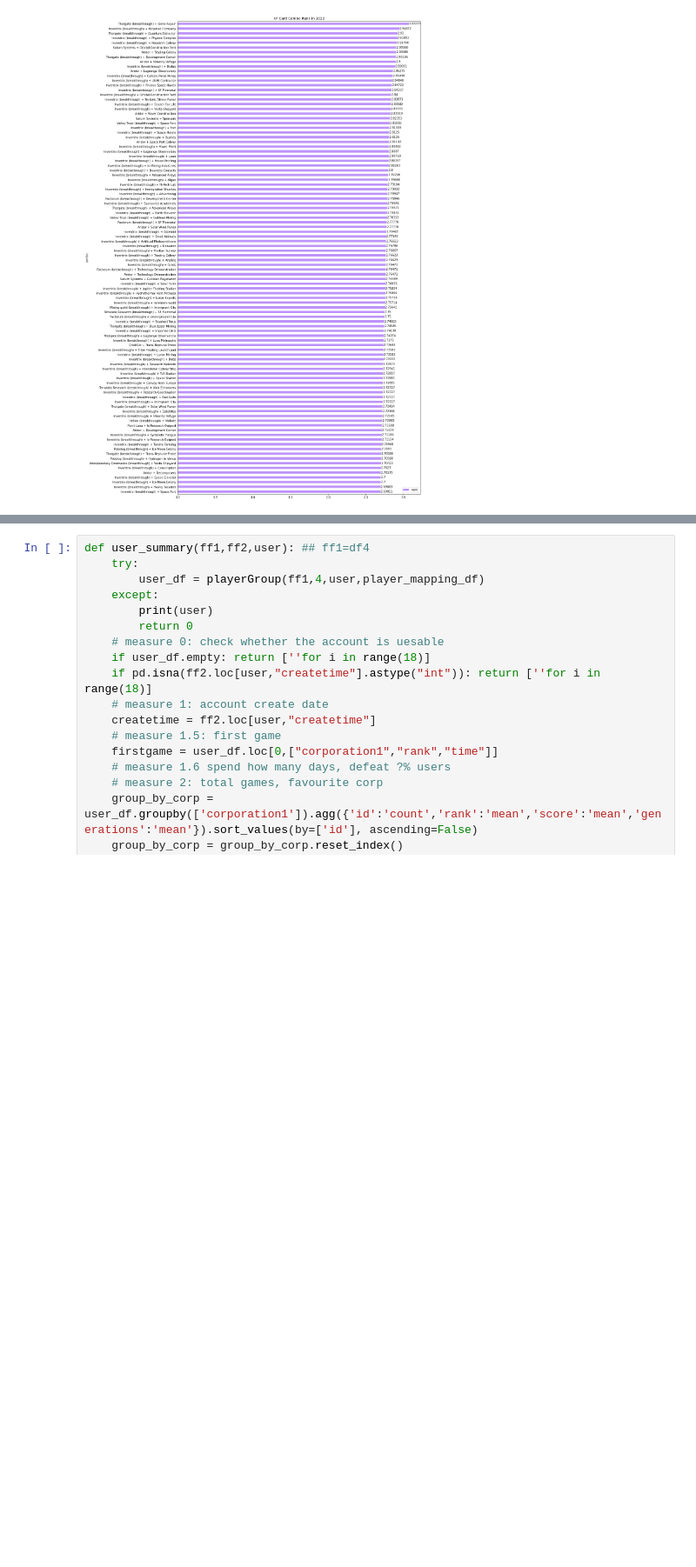
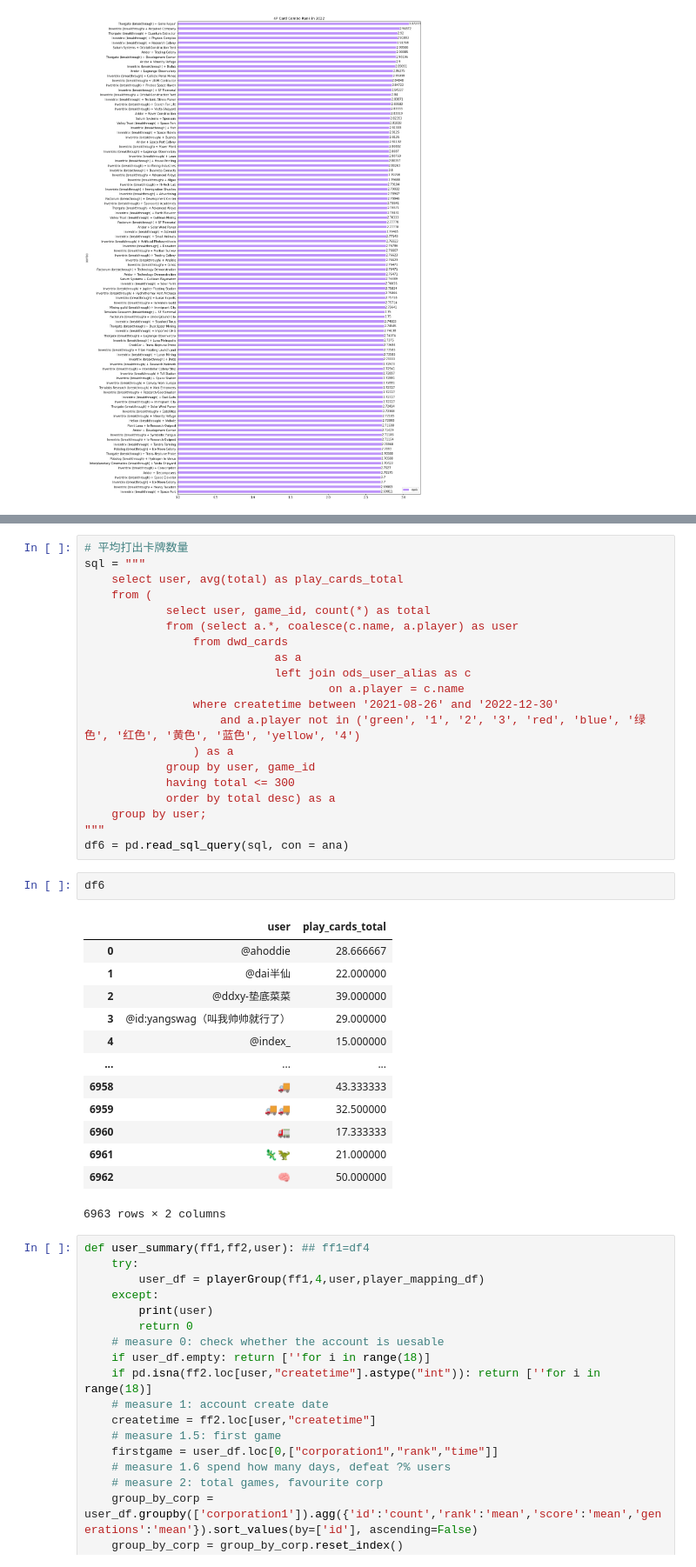
Before and after one commit to Ender-Wiggin2019/tfm-summary, a Jupyter notebook: generate_data_2022.ipynb, the cells around one changed output, grey strips where cells are left out. Shown at 87% size. Saved outputs shown, nothing was run; the diff lists cells and outputs as text; blank space fills up the shorter version.

```diff
--- a/generate_data_2022.ipynb
+++ b/generate_data_2022.ipynb
@@ -522,3 +635,39 @@ ax.legend().remove(); ax2.legend().remove(); plt.gcf().legend(loc=(0.18, 0.89))
+# %%
+# 平均打出卡牌数量
+sql = """
+    select user, avg(total) as play_cards_total
+    from (
+            select user, game_id, count(*) as total
+            from (select a.*, coalesce(c.name, a.player) as user
+                from dwd_cards
+                            as a
+                            left join ods_user_alias as c
+                                    on a.player = c.name
+                where createtime between '2021-08-26' and '2022-12-30'
+                    and a.player not in ('green', '1', '2', '3', 'red', 'blue', '绿色', '红色', '黄色', '蓝色', 'yellow', '4')
+                ) as a
+            group by user, game_id
+            having total <= 300
+            order by total desc) as a
+    group by user;
+"""
+df6 = pd.read_sql_query(sql, con = ana)
+# %%
+df6
+# %% [output]
+|  | user | play_cards_total |
+| 0 | @ahoddie | 28.666667 |
+| 1 | @dai半仙 | 22.000000 |
+| 2 | @ddxy-垫底菜菜 | 39.000000 |
+| 3 | @id:yangswag（叫我帅帅就行了） | 29.000000 |
+| 4 | @index_ | 15.000000 |
+| ... | ... | ... |
+| 6958 | 🚚 | 43.333333 |
+| 6959 | 🚚🚚 | 32.500000 |
+| 6960 | 🚛 | 17.333333 |
+| 6961 | 🦎🦖 | 21.000000 |
+| 6962 | 🧠 | 50.000000 |
+6963 rows × 2 columns
 # %%
 def user_summary(ff1,ff2,user): ## ff1=df4
     try:
```
Also changed, not shown: parts of 16 cells of this notebook, 1 other file.
